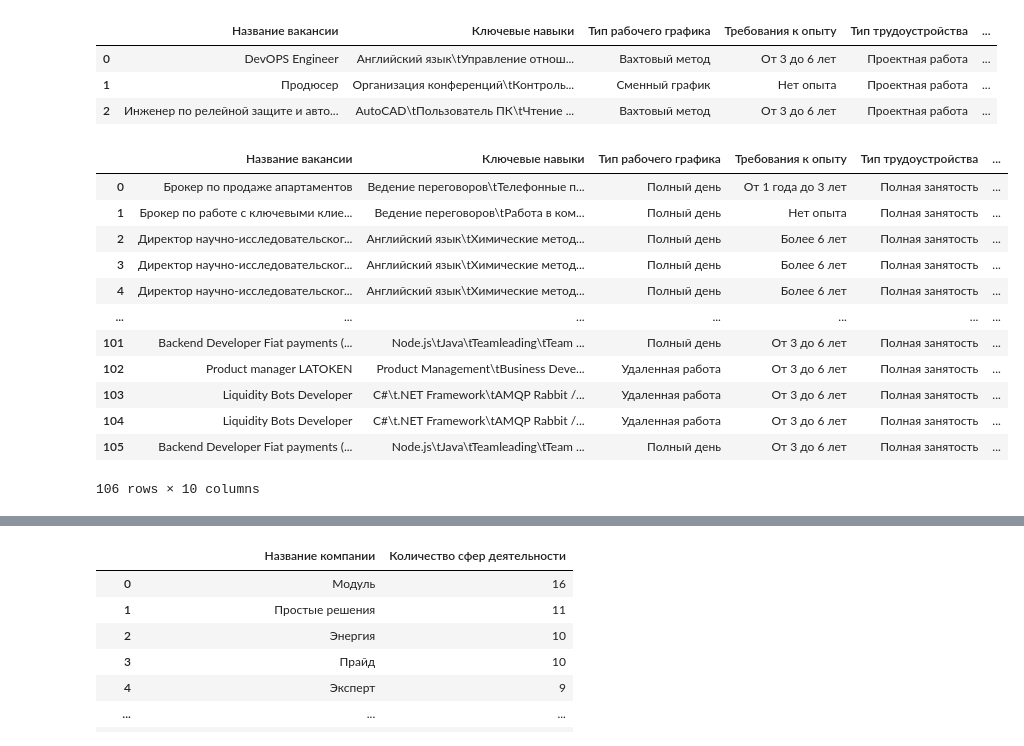
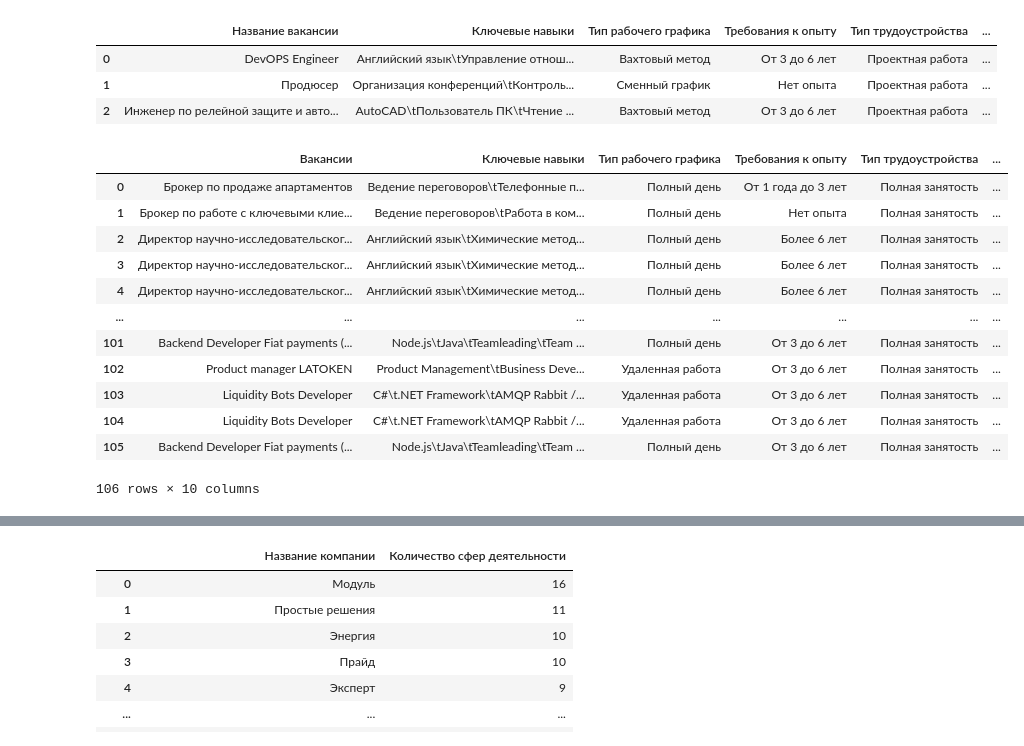
Before and after one commit to Pupsova/course_data_science, a Jupyter notebook: PROJECT-2 SQL/Project_2.ipynb, the cells around one changed output, grey strips where cells are left out. Saved outputs shown, nothing was run; the diff lists cells and outputs as text; code cells hidden in the pictures.

```diff
--- a/PROJECT-2 SQL/Project_2.ipynb
+++ b/PROJECT-2 SQL/Project_2.ipynb
@@ -728,32 +728,32 @@ df_7_2
 # %%
 # вакансии с зп >=500000
 
 query_7_3 = f'''SELECT
-    v.name "Название вакансии",
+    v.name "Вакансии",
     v.key_skills "Ключевые навыки",
     v.schedule "Тип рабочего графика",
     v.experience "Требования к опыту",
     v.employment "Тип трудоустройства",
     v.salary_from "Нижняя граница зарплаты",
     v.salary_to "Верхняя граница зарплаты",
     a.name "Название города",
     e.name "Название работодателя",
     i.name "Название сферы деятельности"
 
 FROM vacancies v
 JOIN areas a ON a.id = v.area_id
 JOIN employers e ON e.id = v.employer_id
 JOIN employers_industries ei ON ei.employer_id = e.id
 FULL OUTER JOIN industries i ON i.id = ei.industry_id
 
 WHERE v.salary_from >= 500000 OR v.salary_to >= 500000
 ORDER BY i.name
         '''
 
 df_7_3 = pd.read_sql_query(query_7_3, connection)
 df_7_3
 # %% [output]
-|  | Название вакансии | Ключевые навыки | Тип рабочего графика | Требования к опыту | Тип трудоустройства | ... |
+|  | Вакансии | Ключевые навыки | Тип рабочего графика | Требования к опыту | Тип трудоустройства | ... |
 | 0 | Брокер по продаже апартаментов | Ведение переговоров\tТелефонные п... | Полный день | От 1 года до 3 лет | Полная занятость | ... |
 | 1 | Брокер по работе с ключевыми клие... | Ведение переговоров\tРабота в ком... | Полный день | Нет опыта | Полная занятость | ... |
 | 2 | Директор научно-исследовательског... | Английский язык\tХимические метод... | Полный день | Более 6 лет | Полная занятость | ... |
```
Also changed, not shown: parts of 6 cells of this notebook.
